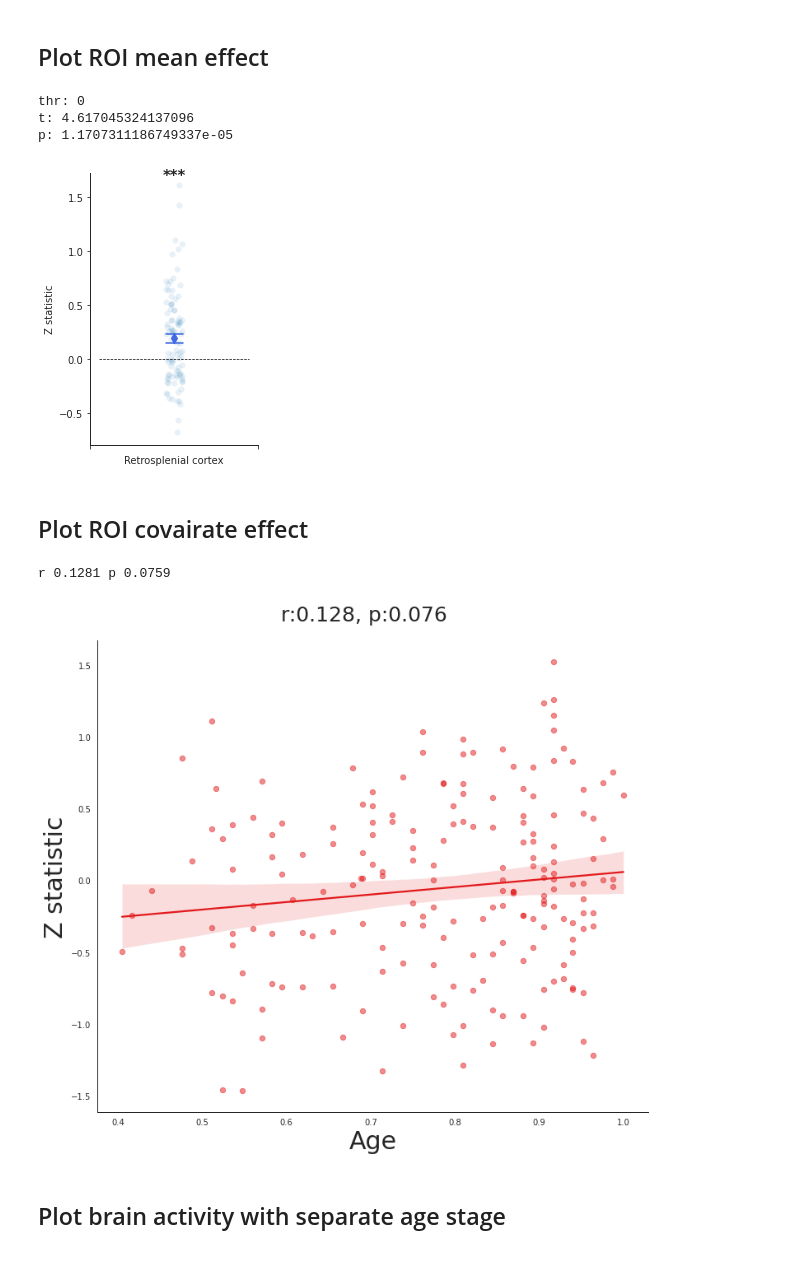
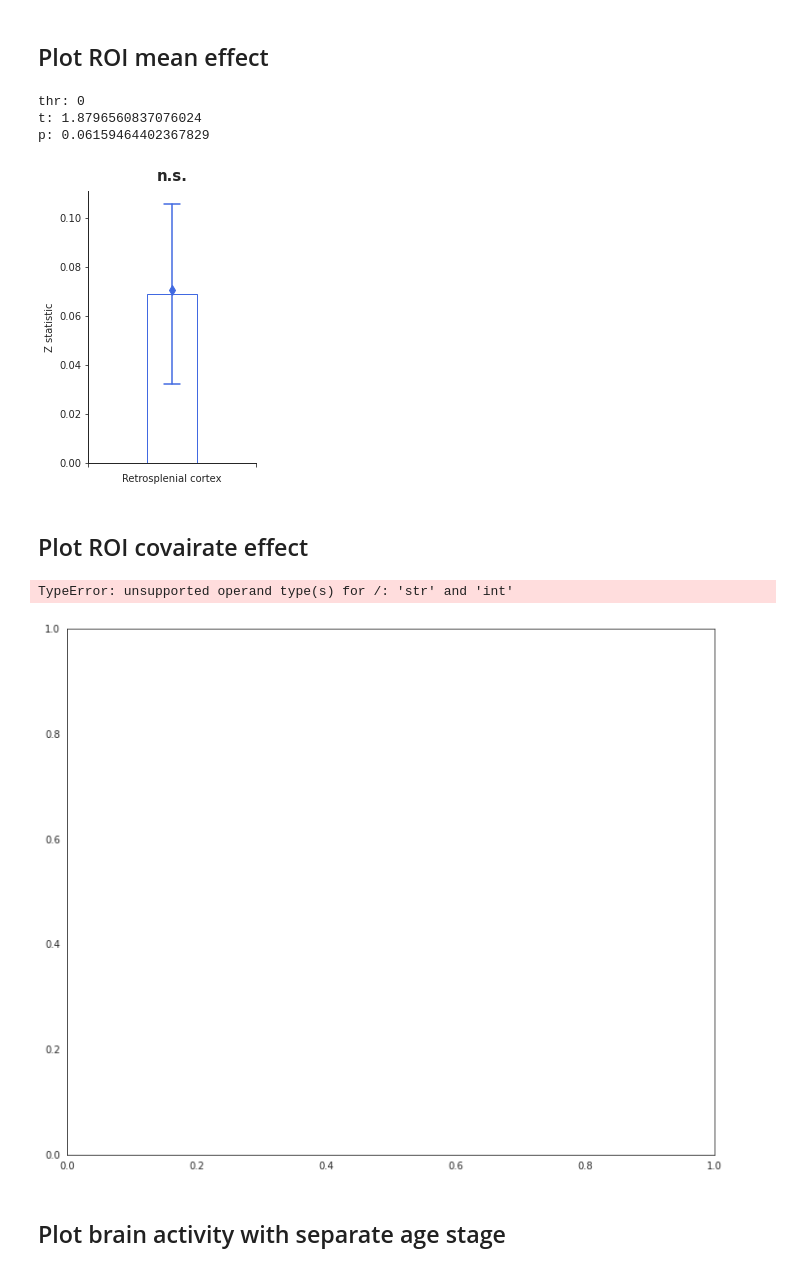
Before and after one commit to YukunQu/DCM, a Jupyter notebook: analysis/mri/roi/roi_analysis.ipynb, the cells around one changed output. Cells and saved outputs as stored; diff of their text form; code cells hidden in the pictures.

```diff
--- a/analysis/mri/roi/roi_analysis.ipynb
+++ b/analysis/mri/roi/roi_analysis.ipynb
@@ -16,19 +47,24 @@ matplotlib.rcParams['ps.fonttype'] = 42
 # specify subjects
 participants_tsv = r'/mnt/workdir/DCM/BIDS/participants.tsv'
 participants_data = pd.read_csv(participants_tsv, sep='\t')
-data = participants_data.query('(game2_fmri>=0.5)and(game2_test_acc>0.8)')
+data = participants_data.query('game1_fmri>=0.5')
 subjects = data['Participant_ID'].to_list()
 # set camp
-cmap_template = r'/mnt/workdir/DCM/BIDS/derivatives/Nilearn_replace/game2/hexagon_replace_spct/Setall/6fold/{}/zmap/hexagon_zmap.nii.gz'
+cmap_template = r'/mnt/workdir/DCM/BIDS/derivatives/Nilearn/game1/hexagon_spct/Setall/6fold/{}/zmap/hexagon_zmap.nii.gz'
 sub_cmap_paths = [cmap_template.format(sub_id) for sub_id in subjects]
 
 # set roi
-roi1 = image.load_img(r'/mnt/workdir/DCM/Docs/Mask/hippocampus/lHC_MNI152NL.nii.gz')
-roi2 = image.load_img(r'/mnt/workdir/DCM/Docs/Mask/hippocampus/rHC_MNI152NL.nii.gz')
+# roi1 = image.load_img(r'/mnt/workdir/DCM/Docs/Mask/hippocampus/lHC_MNI152NL.nii.gz')
+# roi2 = image.load_img(r'/mnt/workdir/DCM/Docs/Mask/hippocampus/rHC_MNI152NL.nii.gz')
+# roi = image.math_img('np.logical_or(img1,img2)', img1=roi1, img2=roi2)
+#roi = image.load_img(r'/mnt/workdir/DCM/BIDS/derivatives/Nilearn/game1/hexagon_spct/EC_thr3.1.nii.gz')
+#roi  = image.load_img(r'/mnt/workdir/DCM/Docs/Mask/EC/juelich_EC_MNI152NL_prob.nii.gz')
+#roi = image.binarize_img(roi,10)
+#roi  = image.load_img(r'/mnt/workdir/DCM/Docs/Mask/VMPFC/VMPFC_merge_MNI152NL.nii.gz')
+roi1 = image.load_img(r'/mnt/data/DCM/tmp/aparc/mask/lh.isthmuscingulate.nii.gz')
+roi2 = image.load_img(r'/mnt/data/DCM/tmp/aparc/mask/rh.isthmuscingulate.nii.gz')
 roi = image.math_img('np.logical_or(img1,img2)', img1=roi1, img2=roi2)
-#roi = image.load_img(r'/mnt/data/DCM/result_backup/2023.4.17/game1/hexagon_spct/EC_thr3.1.nii.gz')
-#roi  = image.load_img(r'/mnt/workdir/DCM/Docs/Mask/VMPFC/VMPFC_merge_MNI152NL.nii.gz')
-#roi = image.load_img(r'/mnt/data/DCM/tmp/aparc/mask/rh.superiorfrontal.nii.gz')#lh.lateralorbitofrontal.nii.gz
+#lh.lateralorbitofrontal.nii.gz
 # roi1 = image.load_img(r'/mnt/workdir/DCM/Docs/Mask/RSC/MNI152Nl-lRSC.nii.gz')
 # roi2 = image.load_img(r'/mnt/workdir/DCM/Docs/Mask/RSC/MNI152Nl-rRSC.nii.gz')
 #roi = image.math_img('np.logical_or(img1,img2)', img1=roi1, img2=roi2)
@@ -46,41 +82,41 @@ for thr in thr_range:
     # plot
     fig,ax = plt.subplots(figsize=(3,5))
     xjitter = np.random.uniform(-0.05, 0.05,size=len(subs_mean_activity))
-    sns.scatterplot(x=xjitter,y=subs_mean_activity,alpha=0.1)
+    #sns.scatterplot(x=xjitter,y=subs_mean_activity,alpha=0.1)
     # Add a point to represent the mean of subs_mean_activity
     mean_val = subs_mean_activity.mean()
     plt.plot(0, mean_val*1.02, marker='d', markersize=7,color='royalblue',zorder=10)
-    sns.barplot(data=subs_mean_activity,facecolor='None',edgecolor='None',capsize=0.1,errcolor='royalblue',errwidth=1.5,errorbar='se', width=0.3)
+    sns.barplot(data=subs_mean_activity,facecolor='None',edgecolor='royalblue',capsize=0.1,errcolor='royalblue',errwidth=1.5,errorbar='se', width=0.3)
 
     # Add a horizontal line
     ax.hlines(y=0, xmin=-0.45, xmax=0.45, colors='black', linestyles='--',linewidth=0.7)
     ax.set_ylabel('Z statistic')
     ax.set_xlabel('Retrosplenial cortex')
 
     # Remove top and right spines
     sns.despine(top=True, right=True)
 
     # Modify the bottom and left spines
     ax.spines['left'].set_linewidth(1)
     ax.spines['bottom'].set_linewidth(1)
 
     # Set custom ticks for the x-axis and y-axis
     plt.xticks([-0.5, 0.5])
     #plt.yticks(np.arange(0, 0.25, 0.1))
     # Add tick lines to the bottom and left spines
     ax.tick_params(axis='x', which='both', bottom=True, top=False, direction='out')
     ax.tick_params(axis='y', which='both', left=True, right=False, direction='out')
 
     # Add asterisks on top of each bar
     vmean = np.mean(subs_mean_activity)
-    ax.text(0, subs_mean_activity.max()*1.01, '***',ha='center', va='bottom',weight='bold',size=15)
+    ax.text(0, subs_mean_activity.mean()+0.045, p2sign(p_value),ha='center', va='bottom',weight='bold',size=15)
     # plt.savefig("/mnt/workdir/DCM/Result/MRI/Game difference/Hexagon/hexagon_sub-hp_roi-RSC.svg", dpi=300, bbox_inches='tight', transparent=True)
     plt.show()
 # %% [output]
 thr: 0
-t: 4.617045324137096
-p: 1.1707311186749337e-05
+t: 1.8796560837076024
+p: 0.06159464402367829
-[figure, old version]
+[figure, new version]
 # %% [markdown]
 ## Plot ROI covairate effect
 # %%
@@ -112,13 +148,12 @@ subs_mean_activity = np.mean(masking.apply_mask(subs_cmap_list, roi),axis=1)
 # %%
 participants_data['beh_diff'] = participants_data['game2_test_acc'] - participants_data['game1_acc']
 # get covariate
-covary_variable = participants_data['game2_test_acc'].to_list()
-# plot figure
+covary_variable = participants_data['Age'].to_list()
+#plot figure
 fig, ax = plt.subplots(figsize=(12,10))
 color = sns.color_palette("Paired")
-plt.scatter(covary_variable, subs_mean_activity,color=color[5], s=40,alpha=0.5)
-sns.regplot(x=covary_variable, y=subs_mean_activity,color=color[5],order=1,scatter=False)
-
+#plt.scatter(covary_variable, subs_mean_activity,color=color[5], s=40,alpha=0.4)
+sns.regplot(x=covary_variable, y=subs_mean_activity,color=color[5],order=2,scatter=False)
 ax.set_xlabel('Age', fontsize=30)
 ax.set_ylabel('Z statistic', fontsize=30)
 
@@ -142,8 +177,8 @@ if p < 0.001:
 else:
     fig.suptitle('r:{}, p:{}'.format(round(r,3),round(p,3)),size=25)
 # %% [output]
-r 0.1281 p 0.0759
+TypeError: unsupported operand type(s) for /: 'str' and 'int'
-[figure, old version]
+[figure, new version]
 # %% [markdown]
 ## Plot brain activity with separate age stage
 # %%
```
Also changed, not shown: parts of 16 cells of this notebook, 16 other files.
